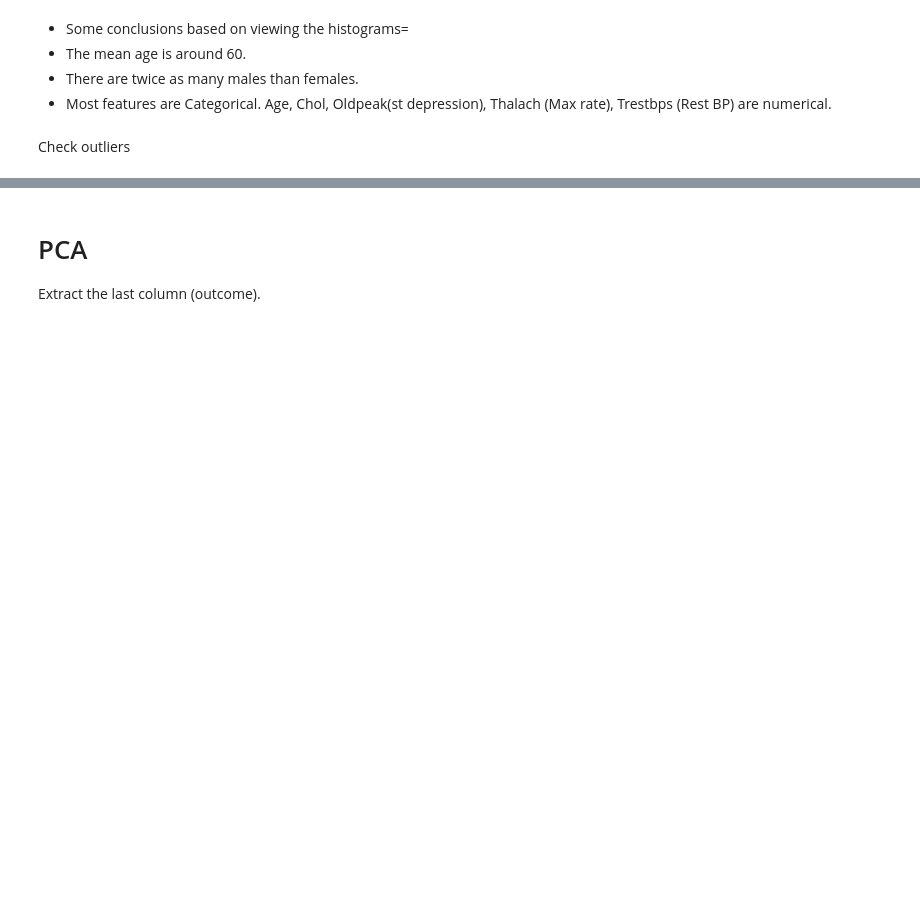
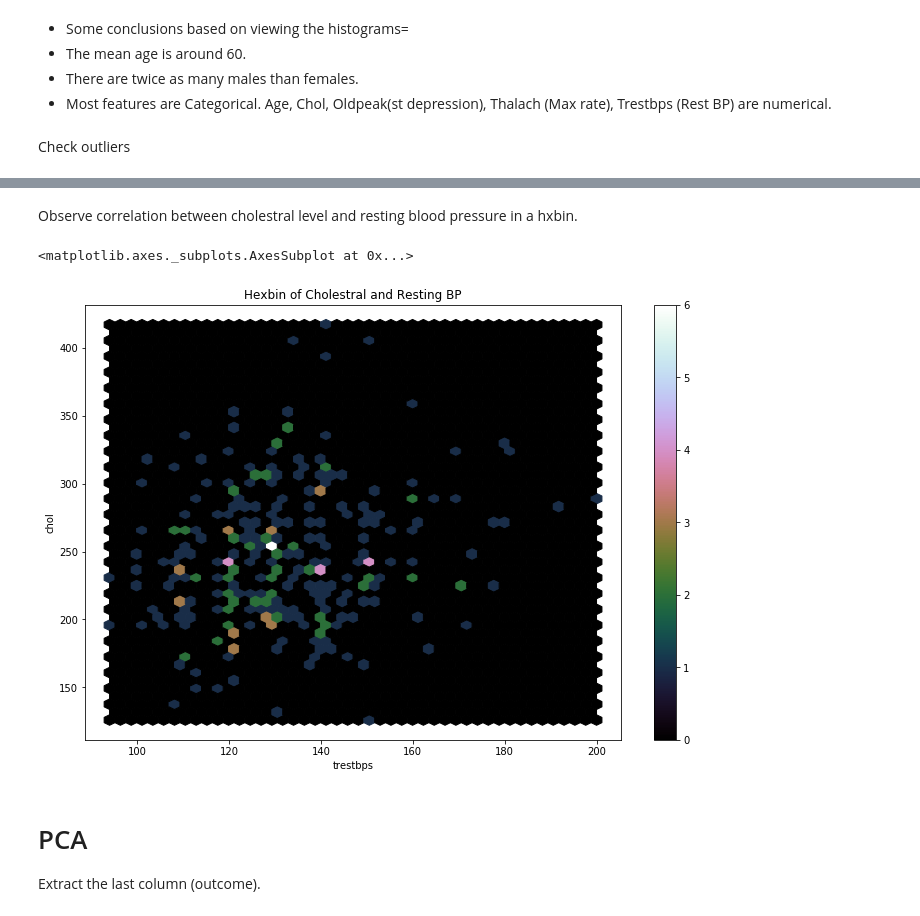
Before and after one commit to emilyallison18/heart_project, a Jupyter notebook: Heart_Data_Analysis_Notebook.ipynb, the cells around one changed output, grey strips where cells are left out. Drawn from its saved outputs; the diff is of its cells as text; code cells hidden in the pictures; blank space fills up the shorter version.

```diff
--- a/Heart_Data_Analysis_Notebook.ipynb
+++ b/Heart_Data_Analysis_Notebook.ipynb
@@ -226,3 +237,10 @@ heart_data = heart_data.drop(j)
+# %% [markdown]
+Observe correlation between cholestral level and resting blood pressure in a hxbin.
+# %%
+heart_data.plot(y= 'chol', x ='trestbps',kind='hexbin',gridsize=45, sharex=False, colormap='cubehelix', title='Hexbin of Cholestral and Resting BP',figsize=(12,8))
+# %% [output]
+<matplotlib.axes._subplots.AxesSubplot at 0x...>
+[figure, added]
 # %% [markdown]
 # PCA #
 Extract the last column (outcome).
```
Also changed, not shown: parts of 13 cells of this notebook.
